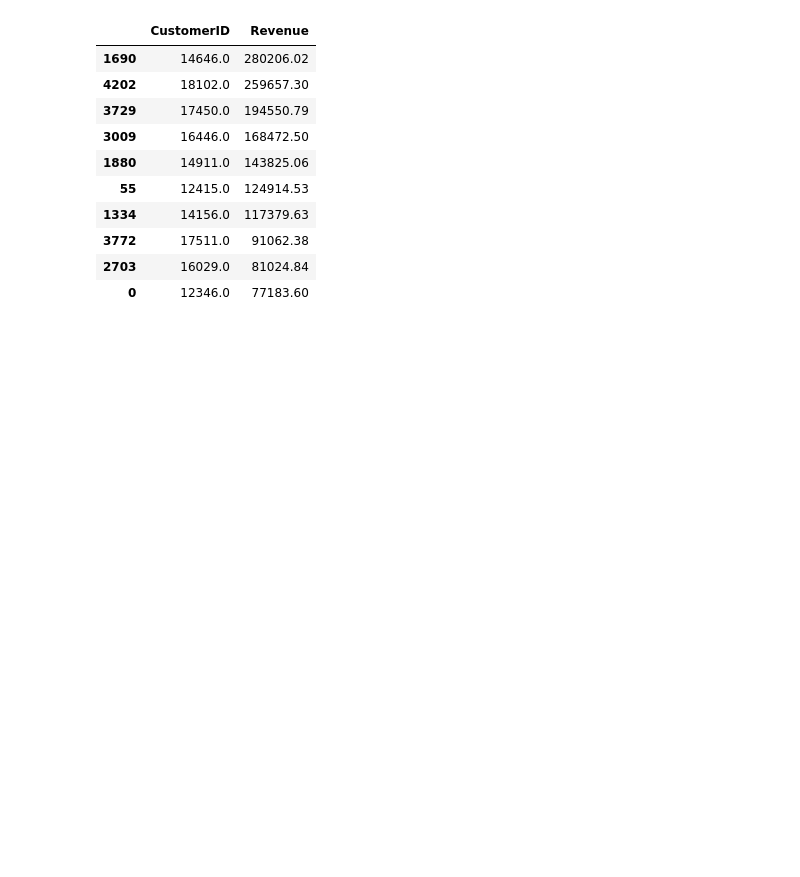
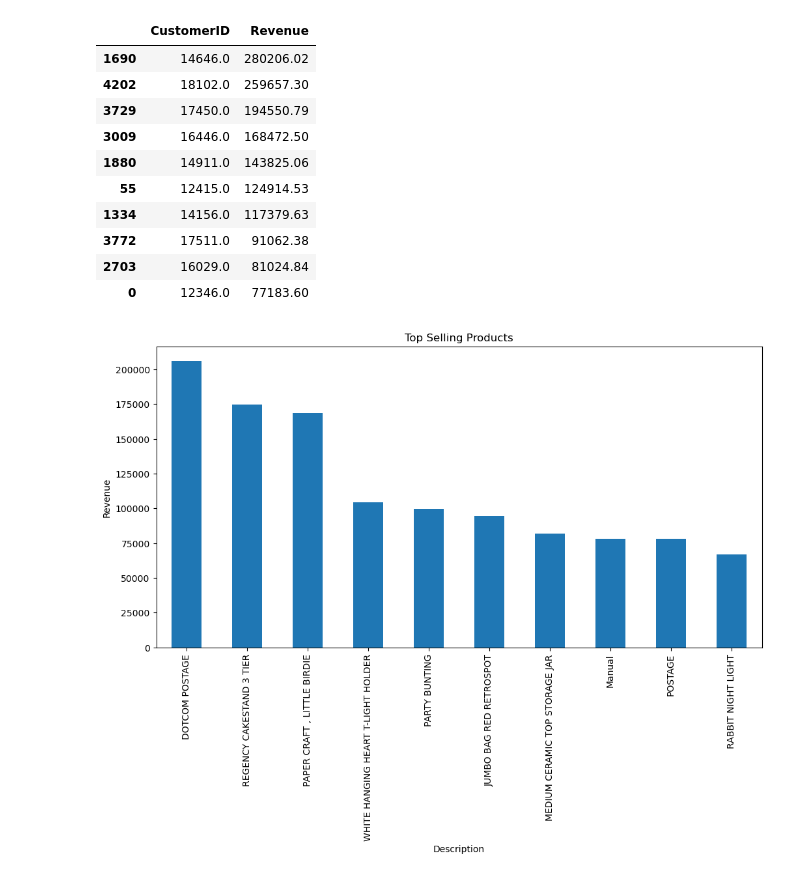
Before and after one commit to Zoey0227-code/rfm-basket-forecasting, a Jupyter notebook: 01_load_eda.ipynb, the cells around one changed output. Cells and saved outputs as stored; diff of their text form; code cells hidden in the pictures; blank space fills up the shorter version.

```diff
--- a/01_load_eda.ipynb
+++ b/01_load_eda.ipynb
@@ -178,3 +212,14 @@ customer_revenue
 | 3772 | 17511.0 | 91062.38 |
 | 2703 | 16029.0 | 81024.84 |
 | 0 | 12346.0 | 77183.60 |
+# %%
+#top selling products (bar graph)
+ax = top_products.plot(kind="bar", x="Description", y="Revenue", figsize=(12, 6), legend=False)
+
+ax.set_title("Top Selling Products")
+ax.set_xlabel("Description")
+ax.set_ylabel("Revenue")
+
+ax.get_figure().savefig(outdir / "topselling_products.png", dpi=300, bbox_inches="tight")
+# %% [output]
+[figure, added]
```
Also changed, not shown: parts of 8 cells of this notebook.
